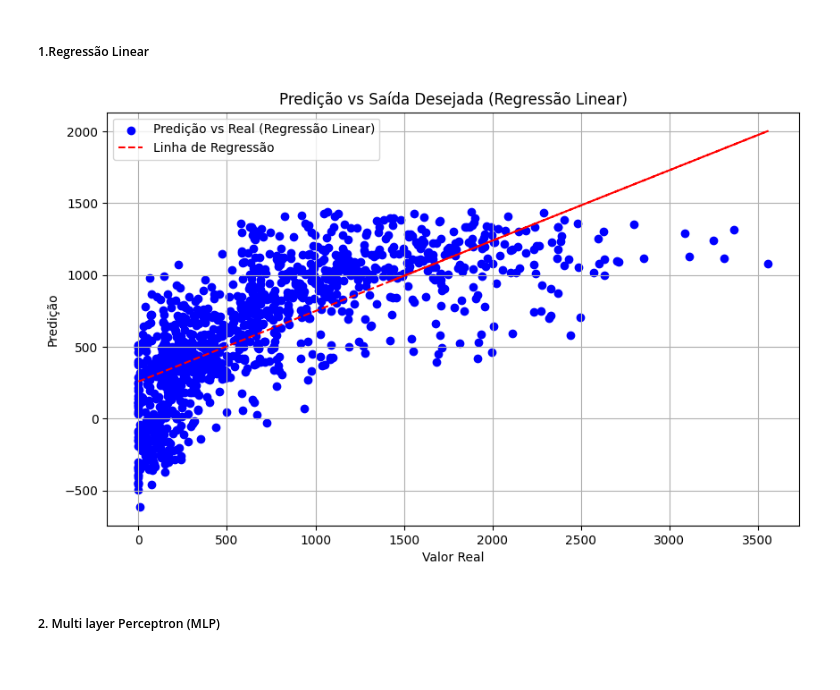
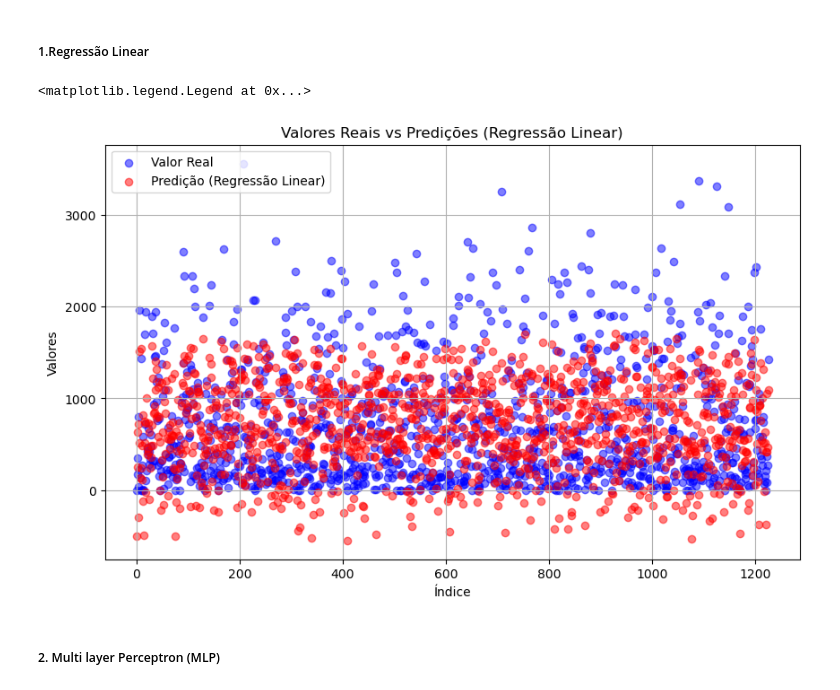
Before and after one commit to JpLimags/Regression_power_consumption__tetouan_city, a Jupyter notebook: seoul bike sharing.ipynb, the cells around one changed output. Saved outputs shown, nothing was run; the diff lists cells and outputs as text; code cells hidden in the pictures.

```diff
--- a/seoul bike sharing.ipynb
+++ b/seoul bike sharing.ipynb
@@ -510,21 +519,20 @@ plt.show()
 ### **Comparações das predições com Valores Reais**
 # %% [markdown]
 ##### 1.Regressão Linear
-# %%
-plt.figure(figsize=(10, 6))
-plt.scatter(y_val, y_pred_linear, color='blue', label='Predição vs Real (Regressão Linear)')
-
-coef_linear = np.polyfit(y_val.values.flatten(), y_pred_linear.flatten(), 1)
-poly1d_fn_linear = np.poly1d(coef_linear)
-plt.plot(y_val, poly1d_fn_linear(y_val), color='red', linestyle='--', label='Linha de Regressão')
-
-plt.xlabel('Valor Real')
-plt.ylabel('Predição')
-plt.title('Predição vs Saída Desejada (Regressão Linear)')
-plt.grid(True)
-plt.legend()
-plt.show()
-# %% [output]
-[figure, removed]
+# %%
+plt.figure(figsize=(10, 6))
+
+plt.scatter(range(len(y_val)), y_val, color='blue', alpha=0.5, label='Valor Real')
+
+plt.scatter(range(len(y_pred_linear)), y_pred_linear, color='red', alpha=0.5, label='Predição (Regressão Linear)')
+
+plt.xlabel('Índice')
+plt.ylabel('Valores')
+plt.title('Valores Reais vs Predições (Regressão Linear)')
+plt.grid(True)
+plt.legend()
+# %% [output]
+<matplotlib.legend.Legend at 0x...>
+[figure, added]
 # %% [markdown]
 ##### 2. Multi layer Perceptron (MLP)
```
Also changed, not shown: parts of 20 cells of this notebook.
